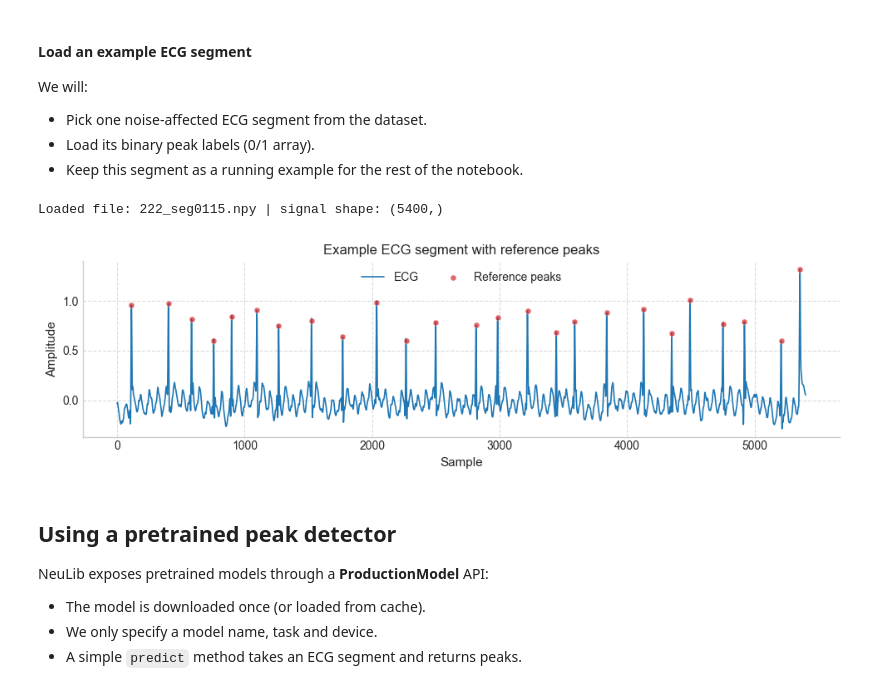
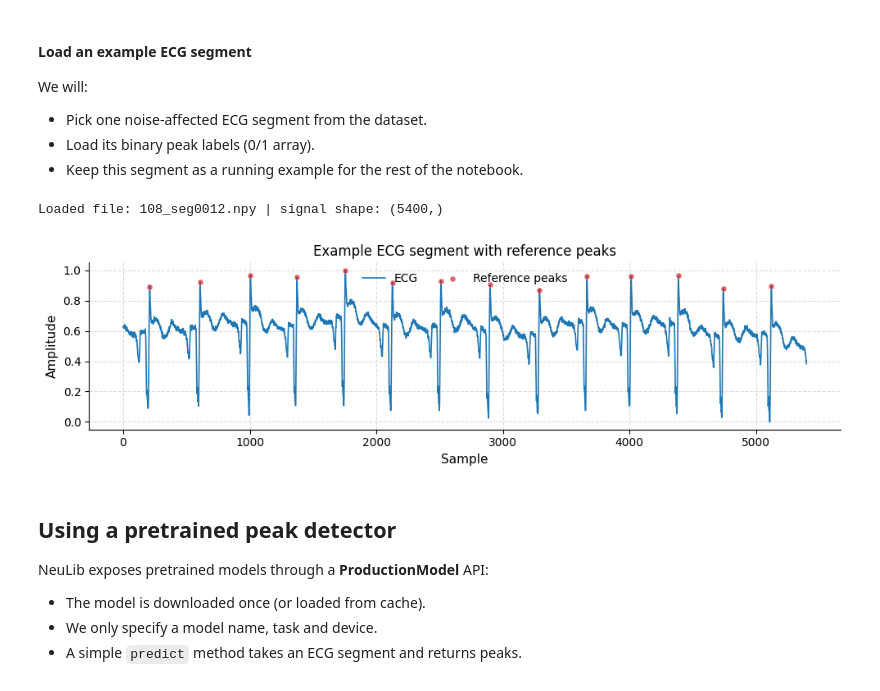
Before and after one commit to novabiosignals/NeuralLib, a Jupyter notebook: Tutorial4BIOSTEC/Biostec2_PretrainedModelUsage.ipynb, the cells around one changed output. Saved outputs shown, nothing was run; the diff lists cells and outputs as text; code cells hidden in the pictures.

```diff
--- a/Tutorial4BIOSTEC/Biostec2_PretrainedModelUsage.ipynb
+++ b/Tutorial4BIOSTEC/Biostec2_PretrainedModelUsage.ipynb
@@ -55,56 +56,42 @@ i = random.randint(0, len(files) - 1)
 file = files[i]
 
 test_signal = np.load(os.path.join(path_sig, file))
+x_min = test_signal.min()
+x_max = test_signal.max()
+if x_min == x_max:
+    test_signal = np.zeros_like(test_signal)
+else:
+    test_signal = (test_signal - x_min) / (x_max - x_min)
 idx = np.load(os.path.join(path_idx, file))  # 0/1 array
 peak_indices = np.where(idx == 1)[0]
 
 print("Loaded file:", file, "| signal shape:", test_signal.shape)
 # %% [output]
-Loaded file: 222_seg0115.npy | signal shape: (5400,)
+Loaded file: 108_seg0012.npy | signal shape: (5400,)
 # %%
 # Visualize the raw ECG
-plt.style.use("seaborn-v0_8-whitegrid")
-
 fig, ax = plt.subplots(figsize=(10, 3))
 
-ax.plot(
-    test_signal,
-    color="#1f77b4",
-    linewidth=1.2,
-    label="ECG",
+ax.plot(test_signal,color="#1f77b4",linewidth=1.2,label="ECG",
 )
 
-ax.scatter(
-    peak_indices,
-    test_signal[peak_indices],
-    facecolors="#d62728",
-    edgecolors="white",
-    s=25,
-    alpha=0.7,
-    linewidth=0.4,
-    zorder=3,
-    label="Reference peaks",
-)
+ax.scatter(peak_indices,test_signal[peak_indices],facecolors="#d62728",edgecolors="white",
+    s=25,alpha=0.7,linewidth=0.4,zorder=3,label="Reference peaks")
 
 ax.set_title("Example ECG segment with reference peaks", fontsize=12)
 ax.set_xlabel("Sample", fontsize=11)
 ax.set_ylabel("Amplitude", fontsize=11)
 
 ax.spines["top"].set_visible(False)
 ax.spines["right"].set_visible(False)
 
-ax.legend(
-    loc="upper center",
-    frameon=False,
-    ncol=3,
-    fontsize=10,
-)
+ax.legend(loc="upper center", frameon=False, ncol=3, fontsize=10)
 ax.grid(True, which="both", linestyle="--", color="0.8", alpha=0.7)
 
 plt.tight_layout()
 plt.show()
 # %% [output]
-[figure, old version]
+[figure, new version]
 # %% [markdown]
 ## Using a pretrained peak detector
 
```
Also changed, not shown: parts of 10 cells of this notebook, 19 other files.
